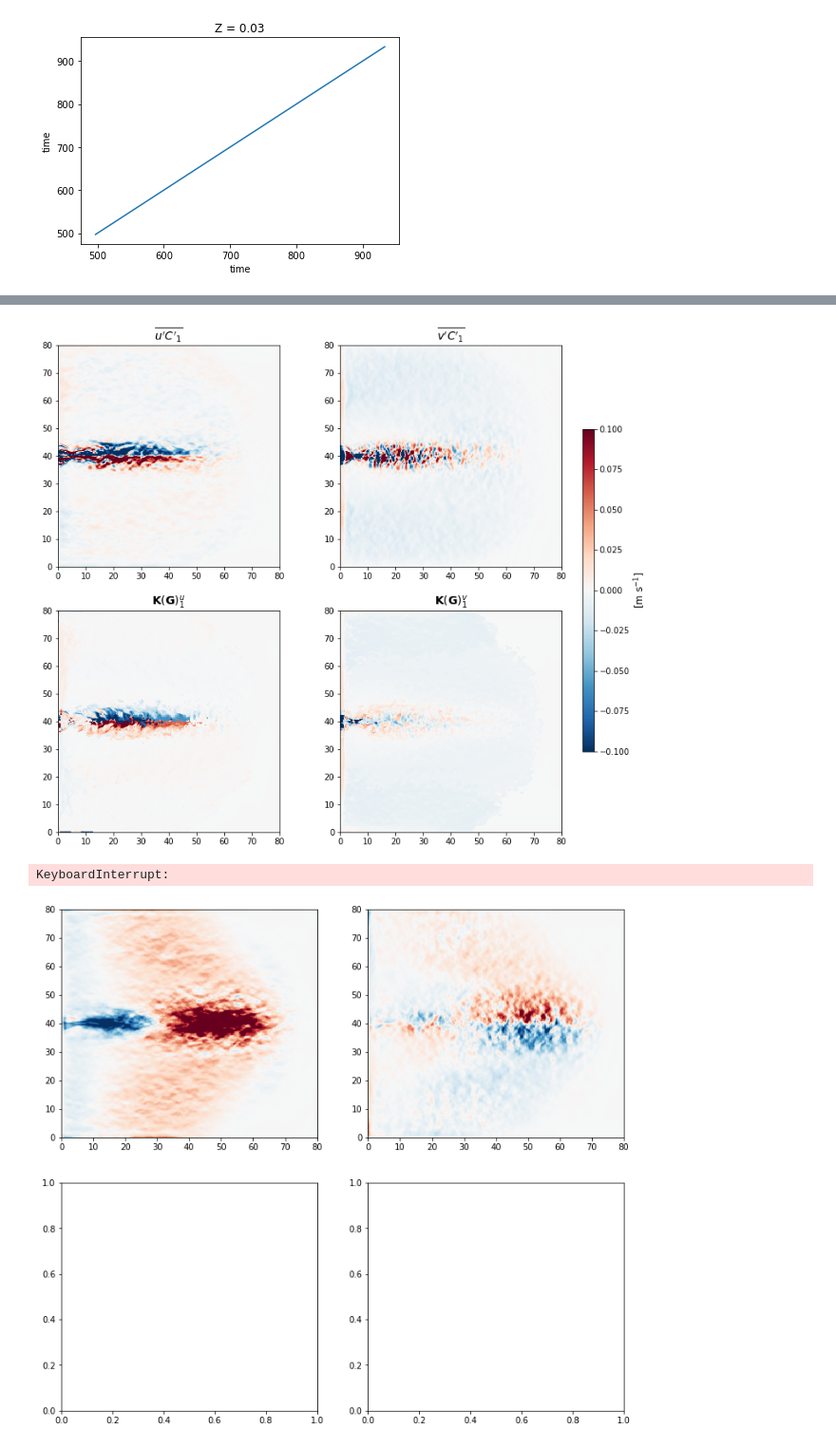
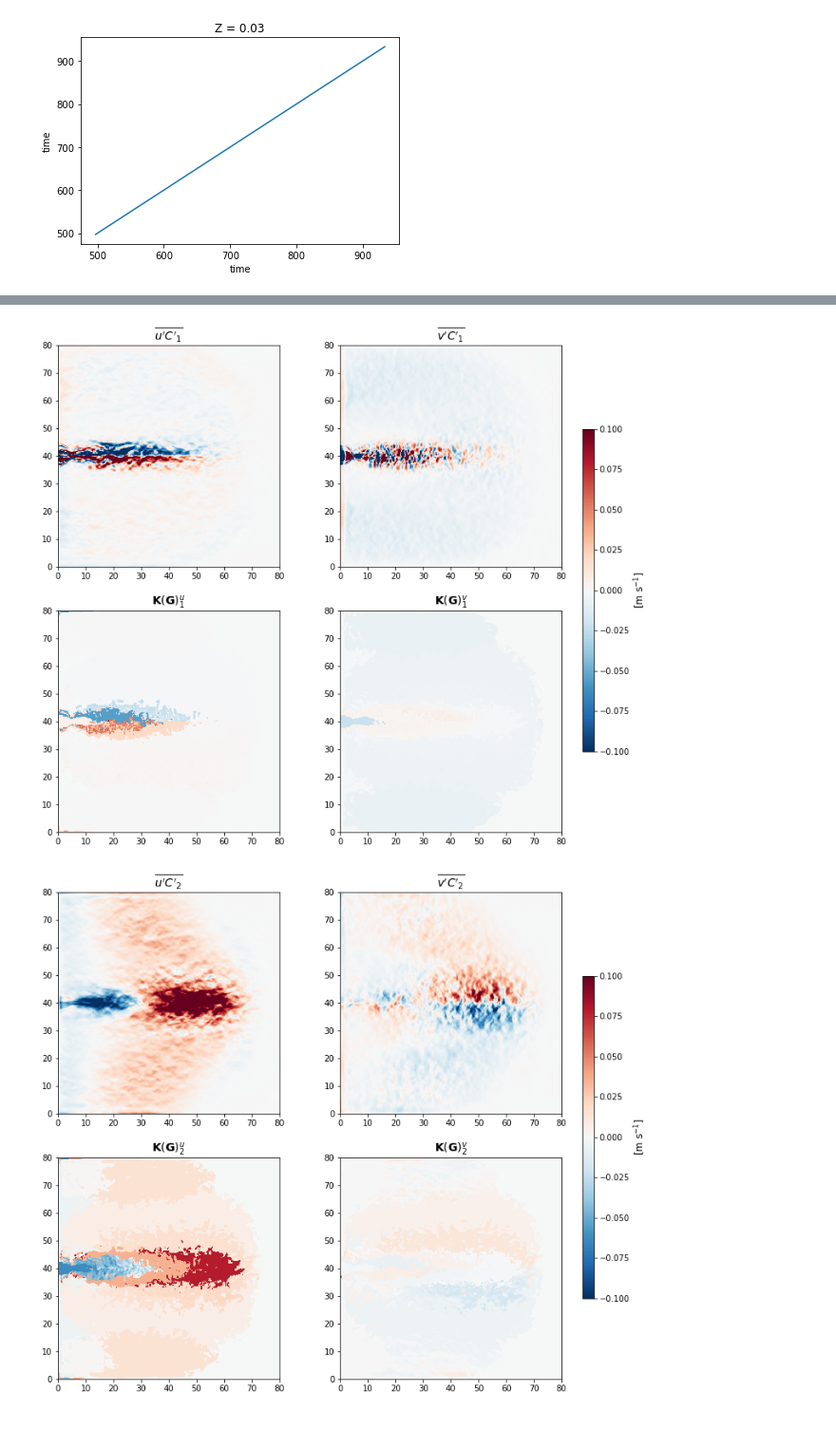
Before and after one commit to roxyboy/Dahu_ML, a Jupyter notebook: MLP-regression.ipynb, the cells around one changed output, grey strips where cells are left out. Shown at 95% size. Cells and saved outputs as stored; diff of their text form; code cells hidden in the pictures.

```diff
--- a/MLP-regression.ipynb
+++ b/MLP-regression.ipynb
@@ -279,7 +303,7 @@ for l in clusters:
     UpPpm.sel(cluster=l)[3,1] = np.nanmedian(np.ma.masked_invalid(dsp.upP3p.where(dsc.cluster==l).isel(time=slice(None,-int(ntime/2))
                                                                          )).compressed())
 # %%
-for l in clusters:
+for l in clusters[10:]:
 
     p0x_norm = np.ma.masked_invalid(((P0x.where(dsc.cluster==l)
                                       - gradPbm.sel(tracer=0,orient=1,cluster=l)
@@ -396,3 +420,4 @@ for l in clusters:
 #     pickle.dump(mlpr, open(filename, 'wb'))
     from joblib import dump
     dump(mlpr, filename)
+    print(filename)
@@ -474,12 +694,21 @@ axes[0,1].pcolormesh(dsp.XC, dsp.YC,
 
 for l in clusters:
 
-    p0x_norm = ((P0x.where(dsc.cluster==l)
+#     p0x_norm = ((P0x.where(dsc.cluster==l)
+#                  - gradPbm1.sel(tracer=0,orient=1,cluster=l)
+#                 ) * Ppamp1.sel(tracer=0,cluster=l)**-1
+#                ).isel(time=slice(-int(ntime/2),None))
+
+#     p0y_norm = ((P0y.where(dsc.cluster==l)
+#                  - gradPbm1.sel(tracer=0,orient=0,cluster=l)
+#                 ) * Ppamp1.sel(tracer=0,cluster=l)**-1
+#                ).isel(time=slice(-int(ntime/2),None))
+    p0x_norm = ((P0xx.where(dsc.cluster==l)
                  - gradPbm1.sel(tracer=0,orient=1,cluster=l)
                 ) * Ppamp1.sel(tracer=0,cluster=l)**-1
                ).isel(time=slice(-int(ntime/2),None))
 
-    p0y_norm = ((P0y.where(dsc.cluster==l)
+    p0y_norm = ((P0yy.where(dsc.cluster==l)
                  - gradPbm1.sel(tracer=0,orient=0,cluster=l)
                 ) * Ppamp1.sel(tracer=0,cluster=l)**-1
                ).isel(time=slice(-int(ntime/2),None))
@@ -497,7 +726,7 @@ for l in clusters:
     mask = np.ma.masked_invalid(dsc.cluster.where(dsc.cluster==l).isel(time=-int(ntime/2)).data).mask
 
     from joblib import load
-    filename = ddir+'MLPRegressors/MLPr_cluster%02d-%02d_6yrs.joblib' % (l,nGMM)
+    filename = ddir+'MLPRegressors/MLPr-%02dlayers_cluster%02d-%02d_grad2-6yrs.joblib' % (6,l,nGMM)
     mlpr = load(filename)
 
     for j in range(256):
@@ -545,5 +774,5 @@ cbar = fig.colorbar(im, orientation='vertical', cax=cbaxes,
                    )
 # cbar.set_powerlimits(-1,1)
 cbar.set_label(r"[m s$^{-1}$]", fontsize=12)
-plt.savefig(op.join(ddir,'Figs/Ptr0_MLPr_cluster-%02d_6yrs_00.pdf' % nGMM))
+plt.savefig(op.join(ddir,'Figs/Ptr0_MLPr-%02dlayers_cluster-%02d_grad2-6yrs_00.pdf' % (6,nGMM)))
 # %% [output]
@@ -562,12 +791,21 @@ axes[0,1].pcolormesh(dsp.XC, dsp.YC,
 
 for l in clusters:
 
-    p1x_norm = ((P1x.where(dsc.cluster==l)
+#     p1x_norm = ((P1x.where(dsc.cluster==l)
+#                  - gradPbm1.sel(tracer=1,orient=1,cluster=l)
+#                 ) * Ppamp1.sel(tracer=1,cluster=l)**-1
+#                ).isel(time=slice(-int(ntime/2),None))
+
+#     p1y_norm = ((P1y.where(dsc.cluster==l)
+#                  - gradPbm1.sel(tracer=1,orient=0,cluster=l)
+#                 ) * Ppamp1.sel(tracer=1,cluster=l)**-1
+#                ).isel(time=slice(-int(ntime/2),None))
+    p1x_norm = ((P1xx.where(dsc.cluster==l)
                  - gradPbm1.sel(tracer=1,orient=1,cluster=l)
                 ) * Ppamp1.sel(tracer=1,cluster=l)**-1
                ).isel(time=slice(-int(ntime/2),None))
 
-    p1y_norm = ((P1y.where(dsc.cluster==l)
+    p1y_norm = ((P1yy.where(dsc.cluster==l)
                  - gradPbm1.sel(tracer=1,orient=0,cluster=l)
                 ) * Ppamp1.sel(tracer=1,cluster=l)**-1
                ).isel(time=slice(-int(ntime/2),None))
@@ -585,7 +823,7 @@ for l in clusters:
     mask = np.ma.masked_invalid(dsc.cluster.where(dsc.cluster==l).isel(time=-int(ntime/2)).data).mask
 
     from joblib import load
-    filename = ddir+'MLPRegressors/MLPr_cluster%02d-%02d_6yrs.joblib' % (l,nGMM)
+    filename = ddir+'MLPRegressors/MLPr-%02dlayers_cluster%02d-%02d_grad2-6yrs.joblib' % (6,l,nGMM)
     mlpr = load(filename)
 
     for j in range(256):
@@ -633,9 +871,9 @@ cbar = fig.colorbar(im, orientation='vertical', cax=cbaxes,
                    )
 # cbar.set_powerlimits(-1,1)
 cbar.set_label(r"[m s$^{-1}$]", fontsize=12)
-plt.savefig(op.join(ddir,'Figs/Ptr1_MLPr_cluster-%02d_6yrs_00.pdf' % nGMM))
+plt.savefig(op.join(ddir,'Figs/Ptr1_MLPr-%02dlayers_cluster-%02d_grad2-6yrs_00.pdf' % (6,nGMM)))
 # %% [output]
-[figure, old version]
+[figure, new version]
 # %%
 fig, axes = plt.subplots(nrows=2, ncols=2, figsize=(12,11))
 
@@ -673,7 +911,7 @@ for l in clusters:
     mask = np.ma.masked_invalid(dsc.cluster.where(dsc.cluster==l).isel(time=-int(ntime/2)).data).mask
 
     from joblib import load
-    filename = ddir+'MLPRegressors/MLPr_cluster%02d-%02d_6yrs.joblib' % (l,nGMM)
+    filename = ddir+'MLPRegressors/MLPr-%02dlayers_cluster%02d-%02d_grad2-6yrs.joblib' % (6,l,nGMM)
     mlpr = load(filename)
 
     for j in range(256):
@@ -695,33 +933,32 @@ for l in clusters:
     axes[1,1].pcolormesh(dsp.XC, dsp.YC,
                          np.ma.masked_array(vF * Ppamp1.sel(tracer=2,cluster=l).data
                                             + UpPpm1.sel(tracer=2,cluster=l,orient=0).data, mask),
                          vmax=.1, vmin=-.1, cmap='RdBu_r',
                          shading='auto', rasterized=True
     )
     axes[1,0].pcolormesh(dsp.XC, dsp.YC,
                          np.ma.masked_array(uF * Ppamp1.sel(tracer=2,cluster=l).data
                                             + UpPpm1.sel(tracer=2,cluster=l,orient=1).data, mask),
                          vmax=.1, vmin=-.1, cmap='RdBu_r',
                          shading='auto', rasterized=True
     )
 
 axes[0,0].set_title(r"$\overline{u'C'_2}$", fontsize=14)
 axes[0,1].set_title(r"$\overline{v'C'_2}$", fontsize=14)
 axes[1,0].set_title(r"${\bf K}({\bf G})^u_2$", fontsize=14)
 axes[1,1].set_title(r"${\bf K}({\bf G})^v_2$", fontsize=14)
 
 axes[0,0].set_aspect('equal')
 axes[0,1].set_aspect('equal')
 axes[1,0].set_aspect('equal')
 axes[1,1].set_aspect('equal')
 fig.subplots_adjust(right=0.86)
 cbaxes = fig.add_axes([0.88, 0.25, 0.016, 0.5])
 cbar = fig.colorbar(im, orientation='vertical', cax=cbaxes,
 #                     ticks=[-2.,-1.5,-1.,-.5,0.,.5,1.,1.5,2.]
                    )
 # cbar.set_powerlimits(-1,1)
 cbar.set_label(r"[m s$^{-1}$]", fontsize=12)
-plt.savefig(op.join(ddir,'Figs/Ptr2_MLPr_cluster-%02d_6yrs_00.pdf' % nGMM))
+plt.savefig(op.join(ddir,'Figs/Ptr2_MLPr-%02dlayers_cluster-%02d_grad2-6yrs_00.pdf' % (6,nGMM)))
 # %% [output]
-KeyboardInterrupt:
-[figure, old version]
+[figure, new version]
```
Also changed, not shown: parts of 10 cells of this notebook, 5 other files.
